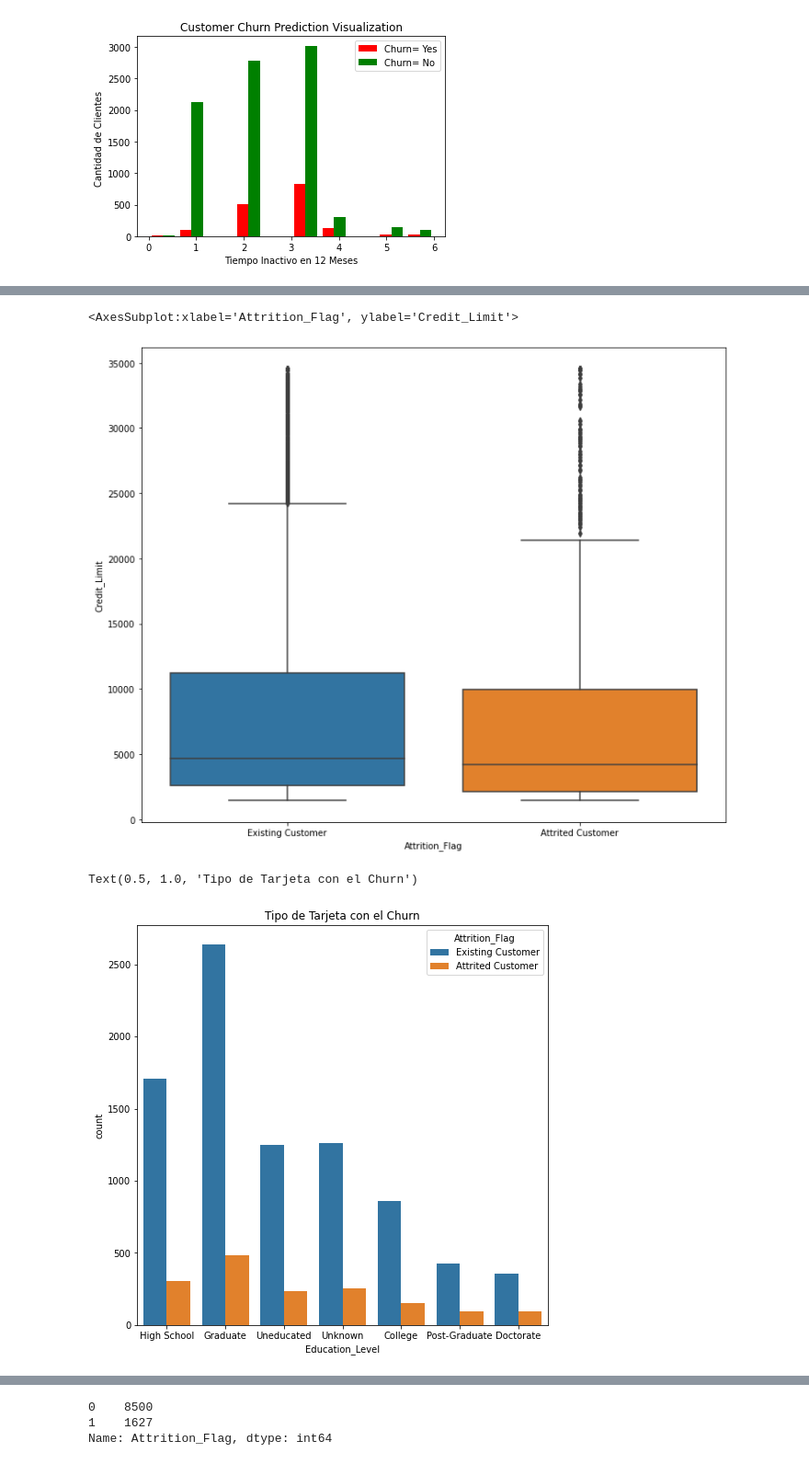
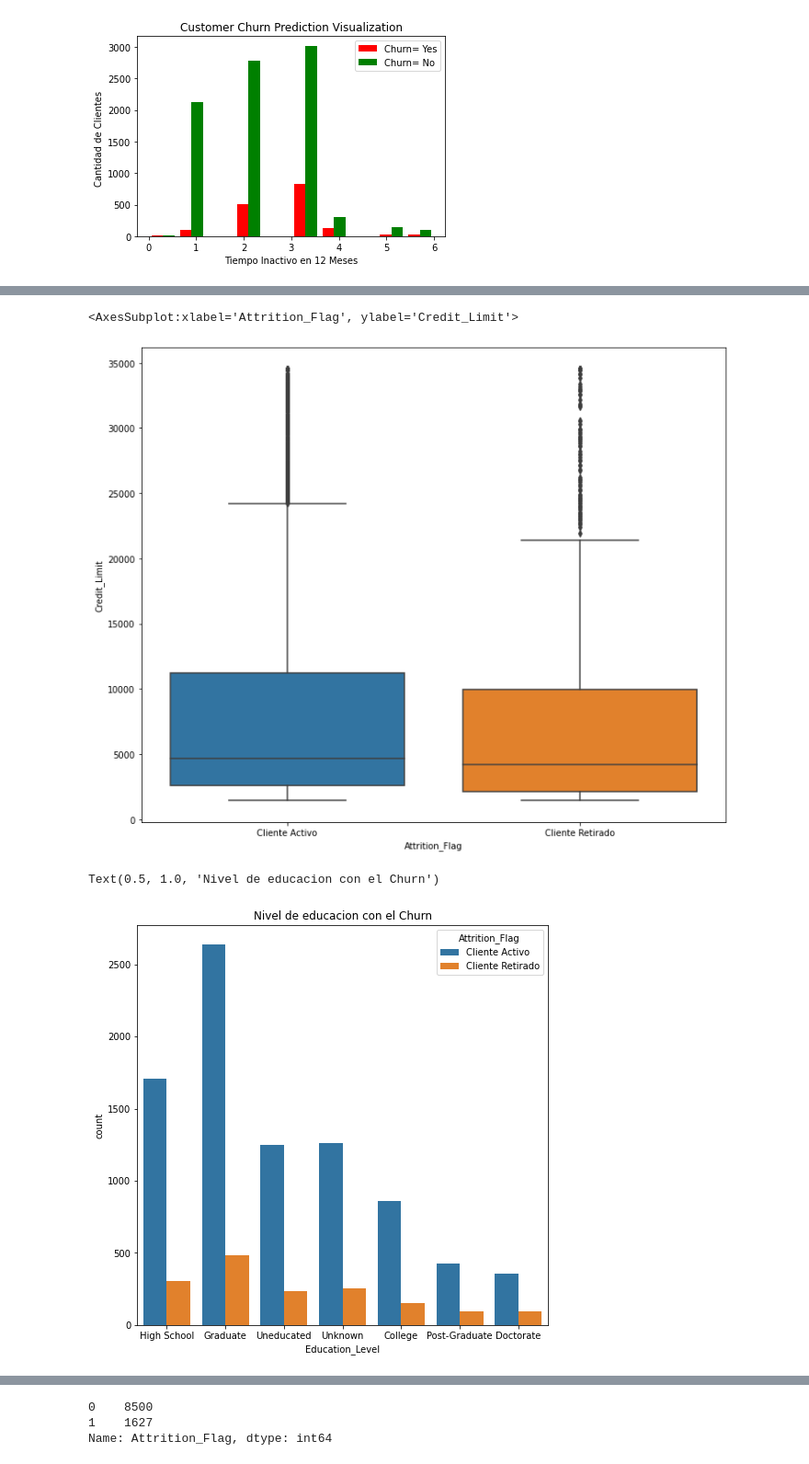
Before and after one commit to jhonnydss/Bank_Churn_Prediction, a Jupyter notebook: Bank Churn Prediction.ipynb, the cells around one changed output, grey strips where cells are left out. Shown at 92% size. Cells and saved outputs as stored; diff of their text form; code cells hidden in the pictures.

```diff
--- a/Bank Churn Prediction.ipynb
+++ b/Bank Churn Prediction.ipynb
@@ -145,3 +145,6 @@ df['Attrition_Flag'].value_counts()
 Existing Customer    8500
 Attrited Customer    1627
 Name: Attrition_Flag, dtype: int64
+# %%
+df['Attrition_Flag'].replace({'Existing Customer':'Cliente Activo','Attrited Customer':'Cliente Retirado'}, inplace=True)
+df['Attrition_Flag'].value_counts()
@@ -287,14 +286,14 @@ plt.figure(figsize=(12, 10))
 sns.boxplot(y = 'Credit_Limit', x = 'Attrition_Flag', data = df)
 # %% [output]
 <AxesSubplot:xlabel='Attrition_Flag', ylabel='Credit_Limit'>
-[figure, old version]
+[figure, new version]
 # %%
 plt.figure(figsize=(8, 8))
 sns.countplot(x='Education_Level', hue='Attrition_Flag' , data=df)
-plt.title('Tipo de Tarjeta con el Churn')
+plt.title('Nivel de educacion con el Churn')
 # %% [output]
-Text(0.5, 1.0, 'Tipo de Tarjeta con el Churn')
+Text(0.5, 1.0, 'Nivel de educacion con el Churn')
-[figure, old version]
+[figure, new version]
 # %%
 plt.figure(figsize=(12, 10))
 sns.boxplot(y = 'Avg_Open_To_Buy', x = 'Attrition_Flag', data = df)
```
Also changed, not shown: parts of 45 cells of this notebook.
